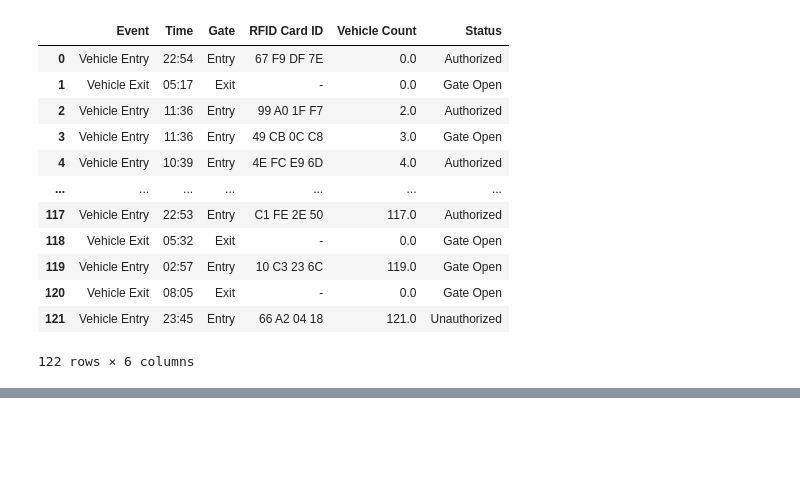
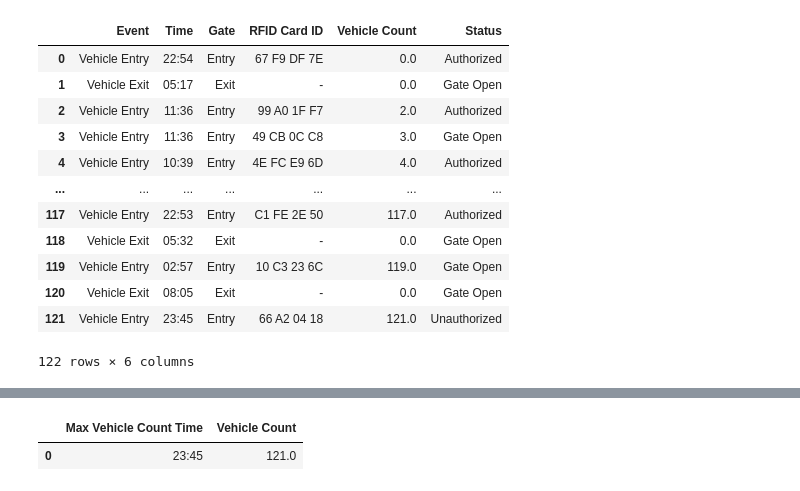
Before and after one commit to nhwnahid007/smart-car-parking, a Jupyter notebook: smart_parking_system.ipynb, the cells around one changed output, grey strips where cells are left out. Saved outputs shown, nothing was run; the diff lists cells and outputs as text; code cells hidden in the pictures; blank space fills up the shorter version.

```diff
--- a/smart_parking_system.ipynb
+++ b/smart_parking_system.ipynb
@@ -350,3 +294,47 @@ Time when vehicle count was maximum:
+# %%
+# Convert necessary columns to appropriate types
+df['Vehicle Count'] = pd.to_numeric(df['Vehicle Count'], errors='coerce')  # Convert 'Vehicle Count' to numeric
+
+# Top 5 RFID Card IDs with highest vehicle counts
+top_rfid_cards_df = (
+    df.groupby('RFID Card ID')['Vehicle Count']
+    .sum()
+    .sort_values(ascending=False)
+    .reset_index()
+    .rename(columns={'Vehicle Count': 'Total Vehicle Count'})
+    .head(5)
+)
+
+# Average time difference for each event type (no datetime conversion)
+# For this, we'll calculate the difference based on index order (assumes sorted data)
+df['Time Difference (seconds)'] = df.index.to_series().diff().fillna(0) * 10  # Example: treating as 10-sec intervals
+avg_time_diff_df = (
+    df.groupby('Event')['Time Difference (seconds)']
+    .mean()
+    .reset_index()
+    .rename(columns={'Time Difference (seconds)': 'Average Time Difference (seconds)'})
+)
+
+# Calculate vehicle counts for each gate
+gate_counts_df = (
+    df.groupby('Gate')['Vehicle Count']
+    .sum()
+    .reset_index()
+    .rename(columns={'Vehicle Count': 'Total Vehicle Count'})
+)
+
+# Find the time when the vehicle count was maximum
+max_vehicle_count_row = df.loc[df['Vehicle Count'].idxmax()]
+max_vehicle_count_time_df = pd.DataFrame({
+    'Max Vehicle Count Time': [max_vehicle_count_row['Time']],
+    'Vehicle Count': [max_vehicle_count_row['Vehicle Count']]
+})
+
+
+display(max_vehicle_count_time_df)
+# %% [output]
+|  | Max Vehicle Count Time | Vehicle Count |
+| 0 | 23:45 | 121.0 |
 # %%
 
 
```
Also changed, not shown: parts of 7 cells of this notebook.
